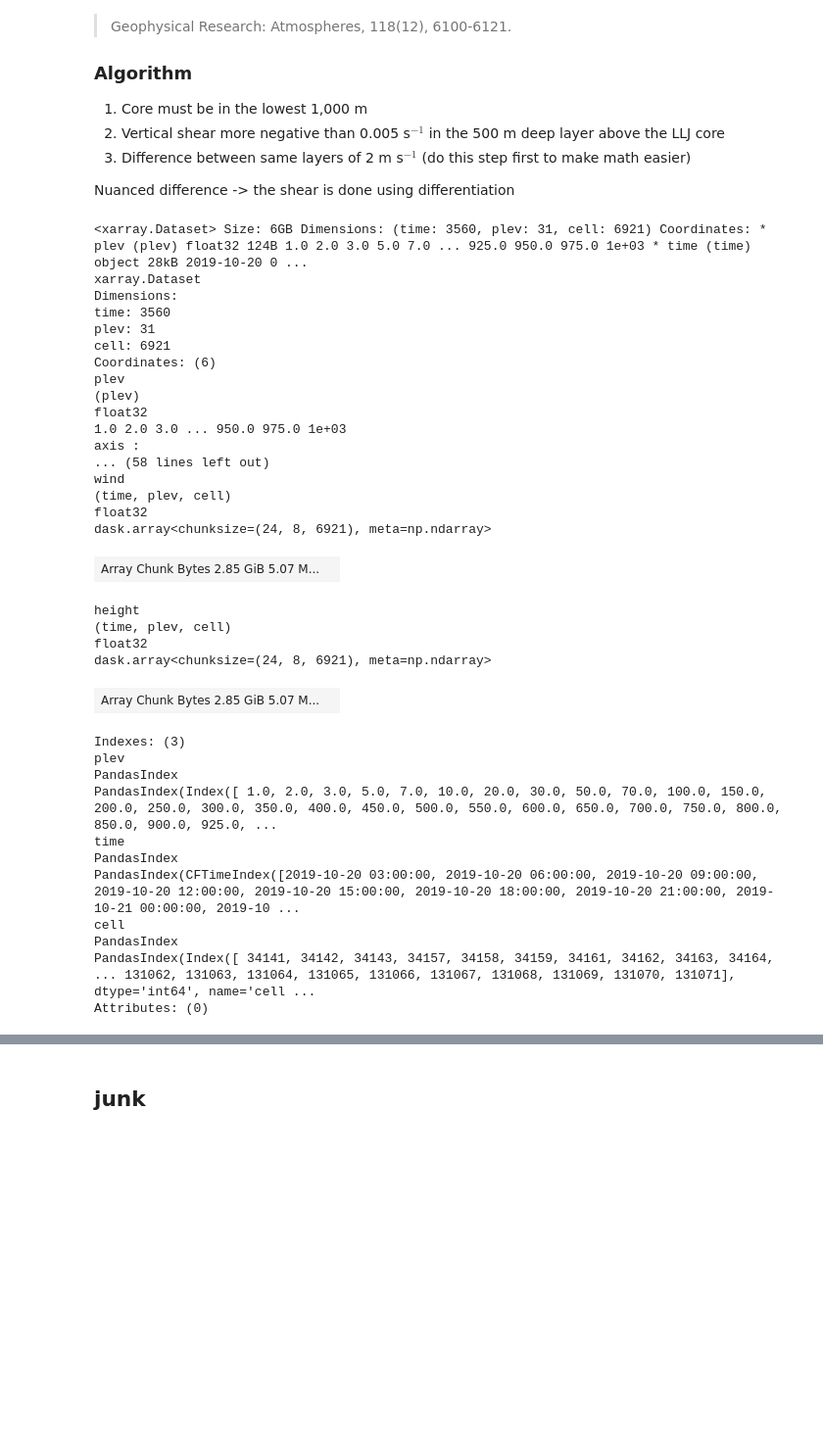
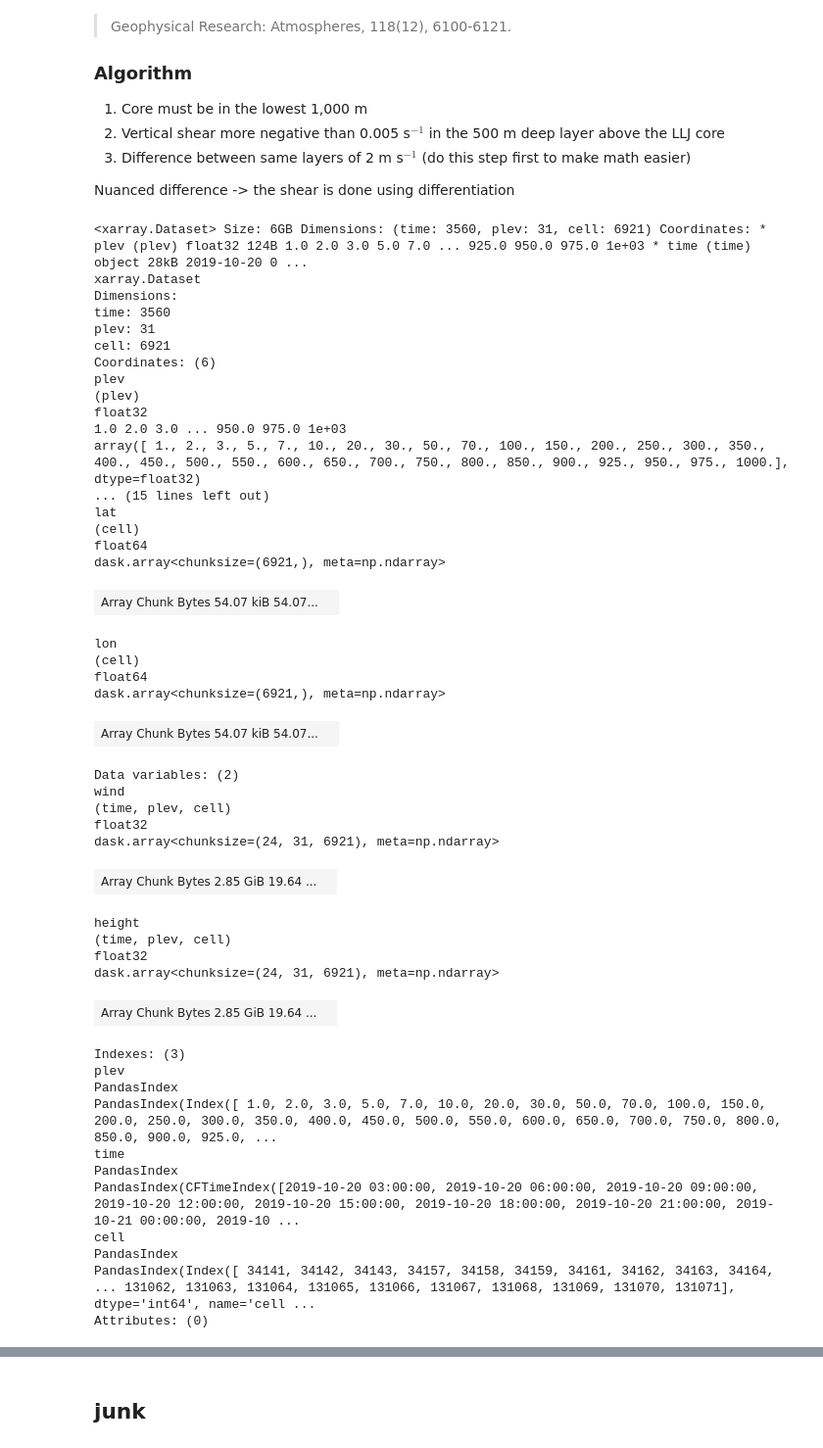
Before and after one commit to ivalencius/hk25-jet-mcs, a Jupyter notebook: global-jets.ipynb, the cells around one changed output, grey strips where cells are left out. Shown at 98% size. Cells and saved outputs as stored; diff of their text form; code cells hidden in the pictures; blank space fills up the shorter version.

```diff
--- a/global-jets.ipynb
+++ b/global-jets.ipynb
@@ -38,7 +67,7 @@ print (list(combo_cat))
 def preprocess(ds):
     res = ds \
         .assign(wind=lambda x: np.sqrt(x['ua']**2 + x['va']**2)) \
-        .assign(height=lambda x: x['zg'] / 9.807) # geopotential
+        .assign(height=lambda x: x['zg']) # geopotential height (basically height)
     #.assign(swind=lambda x: np.sqrt(x['uas']**2 + x['vas']**2)) \
     return res
 # %%
@@ -147,40 +145,51 @@ which adapted an algorithm created by
 Nuanced difference -> the shear is done using differentiation
 # %%
 # Get the lowest 3 km of the atmosphere (jet can be max 1 km)
-low = ds_us[['wind', 'height']].where(ds_us.height <= 3000, np.nan)
+low = xr.where(ds_us.height <= 1500, ds_us[['wind', 'height']], np.nan).chunk({'plev': -1})
 low
 # %% [output]
 <xarray.Dataset> Size: 6GB Dimensions: (time: 3560, plev: 31, cell: 6921) Coordinates: * plev (plev) float32 124B 1.0 2.0 3.0 5.0 7.0 ... 925.0 950.0 975.0 1e+03 * time (time) object 28kB 2019-10-20 0 ...
 xarray.Dataset
 Dimensions:
 time: 3560
 plev: 31
 cell: 6921
 Coordinates: (6)
 plev
 (plev)
 float32
 1.0 2.0 3.0 ... 950.0 975.0 1e+03
-axis :
-... (58 lines left out)
-wind
-(time, plev, cell)
-float32
-dask.array<chunksize=(24, 8, 6921), meta=np.ndarray>
+array([ 1., 2., 3., 5., 7., 10., 20., 30., 50., 70., 100., 150., 200., 250., 300., 350., 400., 450., 500., 550., 600., 650., 700., 750., 800., 850., 900., 925., 950., 975., 1000.], dtype=float32)
+... (15 lines left out)
+lat
+(cell)
+float64
+dask.array<chunksize=(6921,), meta=np.ndarray>
-| Array Chunk Bytes 2.85 GiB 5.07 M... |  |
+| Array Chunk Bytes 54.07 kiB 54.07... |  |
-height
-(time, plev, cell)
-float32
-dask.array<chunksize=(24, 8, 6921), meta=np.ndarray>
+lon
+(cell)
+float64
+dask.array<chunksize=(6921,), meta=np.ndarray>
-| Array Chunk Bytes 2.85 GiB 5.07 M... |  |
+| Array Chunk Bytes 54.07 kiB 54.07... |  |
-Indexes: (3)
-plev
-PandasIndex
-PandasIndex(Index([ 1.0, 2.0, 3.0, 5.0, 7.0, 10.0, 20.0, 30.0, 50.0, 70.0, 100.0, 150.0, 200.0, 250.0, 300.0, 350.0, 400.0, 450.0, 500.0, 550.0, 600.0, 650.0, 700.0, 750.0, 800.0, 850.0, 900.0, 925.0, ...
-time
-PandasIndex
-PandasIndex(CFTimeIndex([2019-10-20 03:00:00, 2019-10-20 06:00:00, 2019-10-20 09:00:00, 2019-10-20 12:00:00, 2019-10-20 15:00:00, 2019-10-20 18:00:00, 2019-10-20 21:00:00, 2019-10-21 00:00:00, 2019-10 ...
-cell
-PandasIndex
-PandasIndex(Index([ 34141, 34142, 34143, 34157, 34158, 34159, 34161, 34162, 34163, 34164, ... 131062, 131063, 131064, 131065, 131066, 131067, 131068, 131069, 131070, 131071], dtype='int64', name='cell ...
-Attributes: (0)
+Data variables: (2)
+wind
+(time, plev, cell)
+float32
+dask.array<chunksize=(24, 31, 6921), meta=np.ndarray>
+| Array Chunk Bytes 2.85 GiB 19.64 ... |  |
+height
+(time, plev, cell)
+float32
+dask.array<chunksize=(24, 31, 6921), meta=np.ndarray>
+| Array Chunk Bytes 2.85 GiB 19.64 ... |  |
+Indexes: (3)
+plev
+PandasIndex
+PandasIndex(Index([ 1.0, 2.0, 3.0, 5.0, 7.0, 10.0, 20.0, 30.0, 50.0, 70.0, 100.0, 150.0, 200.0, 250.0, 300.0, 350.0, 400.0, 450.0, 500.0, 550.0, 600.0, 650.0, 700.0, 750.0, 800.0, 850.0, 900.0, 925.0, ...
+time
+PandasIndex
+PandasIndex(CFTimeIndex([2019-10-20 03:00:00, 2019-10-20 06:00:00, 2019-10-20 09:00:00, 2019-10-20 12:00:00, 2019-10-20 15:00:00, 2019-10-20 18:00:00, 2019-10-20 21:00:00, 2019-10-21 00:00:00, 2019-10 ...
+cell
+PandasIndex
+PandasIndex(Index([ 34141, 34142, 34143, 34157, 34158, 34159, 34161, 34162, 34163, 34164, ... 131062, 131063, 131064, 131065, 131066, 131067, 131068, 131069, 131070, 131071], dtype='int64', name='cell ...
+Attributes: (0)
```
Also changed, not shown: parts of 11 cells of this notebook.
